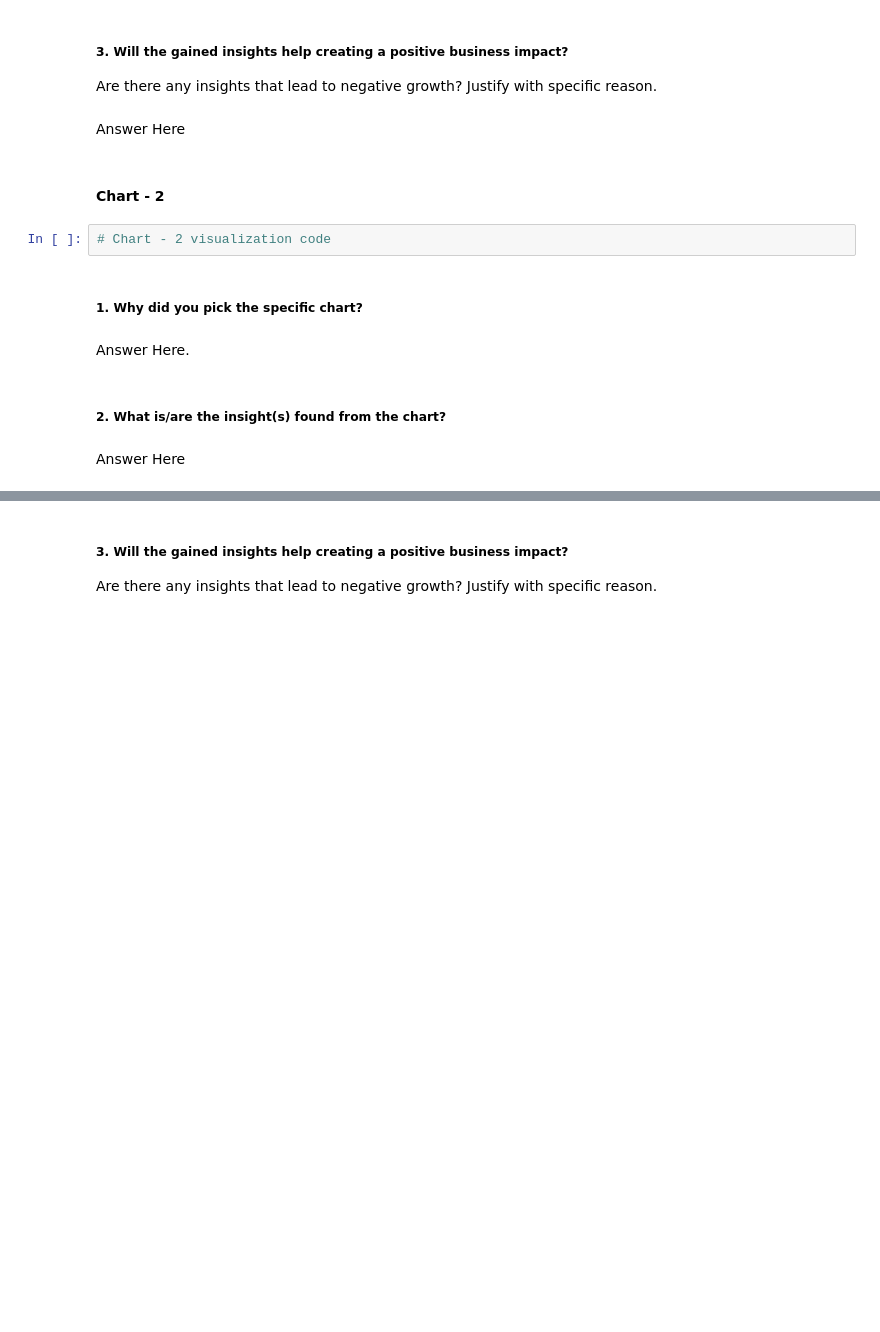
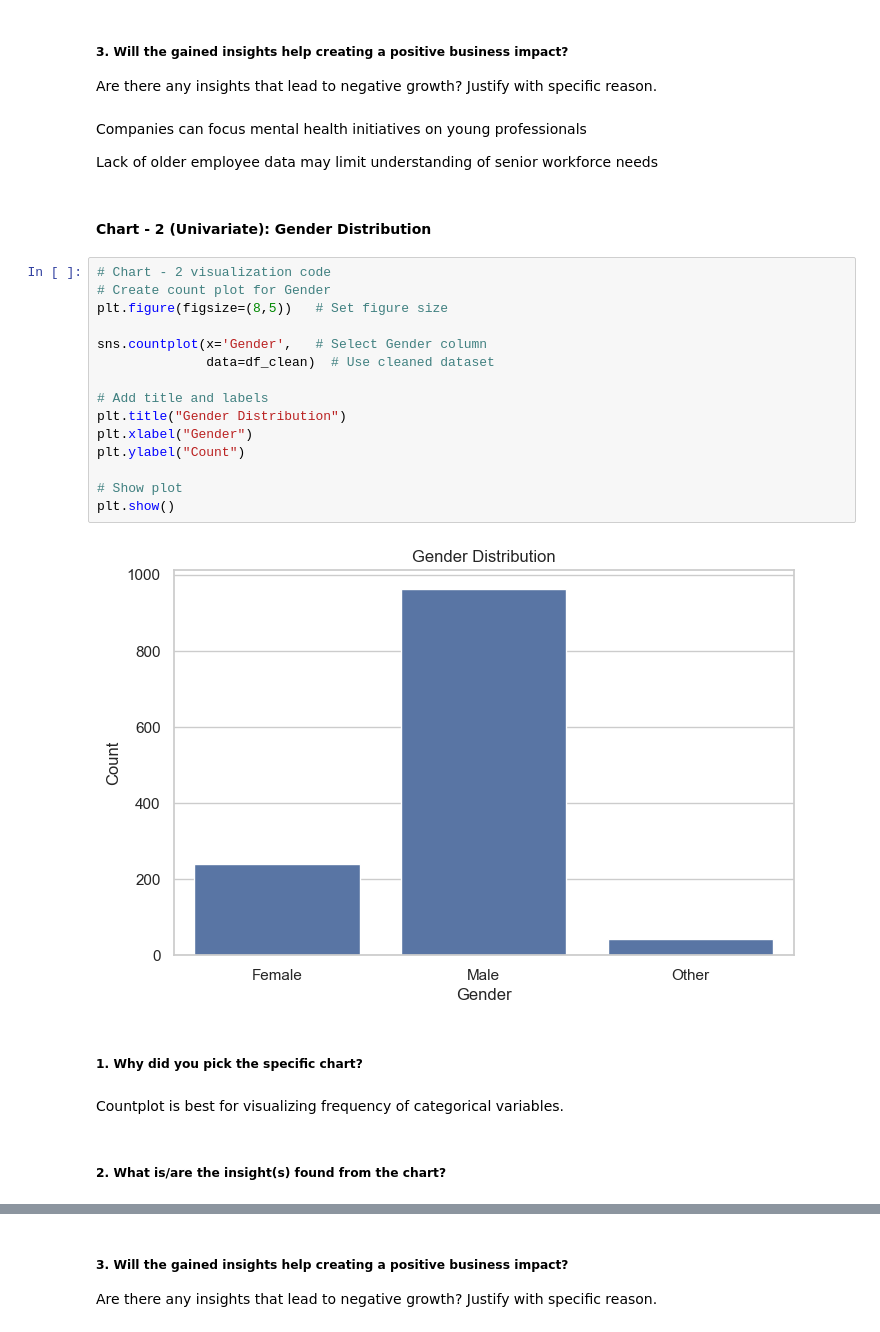
Before and after one commit to Pheonix1330/Mental-Health-in-Tech-Survey, a Jupyter notebook: Sample_EDA_Submission_Template.ipynb, the cells around one changed output, grey strips where cells are left out. Saved outputs shown, nothing was run; the diff lists cells and outputs as text; blank space fills up the shorter version.

```diff
--- a/Sample_EDA_Submission_Template.ipynb
+++ b/Sample_EDA_Submission_Template.ipynb
@@ -138,17 +405,32 @@ Answer Here
 # %% [markdown]
 ##### 3. Will the gained insights help creating a positive business impact?
 Are there any insights that lead to negative growth? Justify with specific reason.
-# %% [markdown]
-Answer Here
+# %% [markdown]
+Companies can focus mental health initiatives on young professionals
+
+Lack of older employee data may limit understanding of senior workforce needs
 # %% [markdown]
-#### Chart - 2
+#### Chart - 2 (Univariate): Gender Distribution
-# %%
-# Chart - 2 visualization code
+# %%
+# Chart - 2 visualization code
+# Create count plot for Gender
+plt.figure(figsize=(8,5))   # Set figure size
+
+sns.countplot(x='Gender',   # Select Gender column
+              data=df_clean)  # Use cleaned dataset
+
+# Add title and labels
+plt.title("Gender Distribution")
+plt.xlabel("Gender")
+plt.ylabel("Count")
+
+# Show plot
+plt.show()
+# %% [output]
+[figure, added]
 # %% [markdown]
 ##### 1. Why did you pick the specific chart?
-# %% [markdown]
-Answer Here.
+# %% [markdown]
+Countplot is best for visualizing frequency of categorical variables.
 # %% [markdown]
 ##### 2. What is/are the insight(s) found from the chart?
-# %% [markdown]
-Answer Here
```
Also changed, not shown: parts of 167 cells of this notebook, 1 other file.
